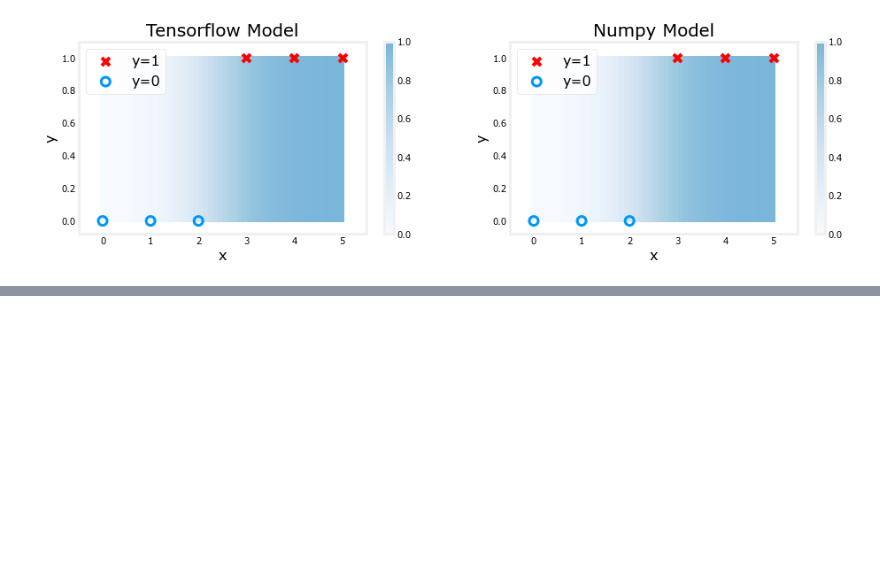
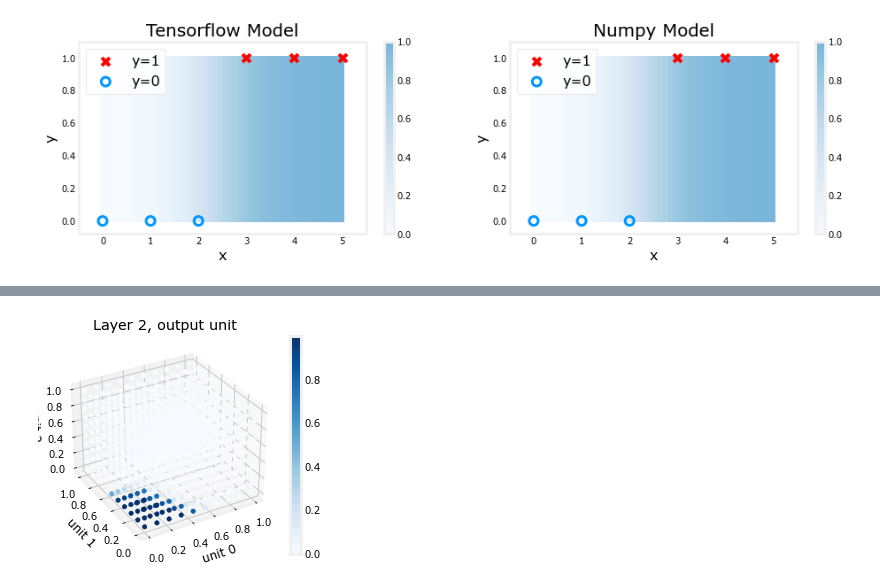
Before and after one commit to imaxfp/edu_machine_learning, a Jupyter notebook: src/2_deeplearning_ai_advanced_learning_algorithms/week1.ipynb, the cells around one changed output, grey strips where cells are left out. Saved outputs shown, nothing was run; the diff lists cells and outputs as text; code cells hidden in the pictures; blank space fills up the shorter version.

```diff
--- a/src/2_deeplearning_ai_advanced_learning_algorithms/week1.ipynb
+++ b/src/2_deeplearning_ai_advanced_learning_algorithms/week1.ipynb
@@ -379,0 +640,4 @@ plt_logistic(X_train, Y_train, model, set_w, set_b, pos, neg)
+# %%
+plt_output_unit(W2,b2)
+# %% [output]
+[figure, added]
```
Also changed, not shown: parts of 67 cells of this notebook, 26 other files.
